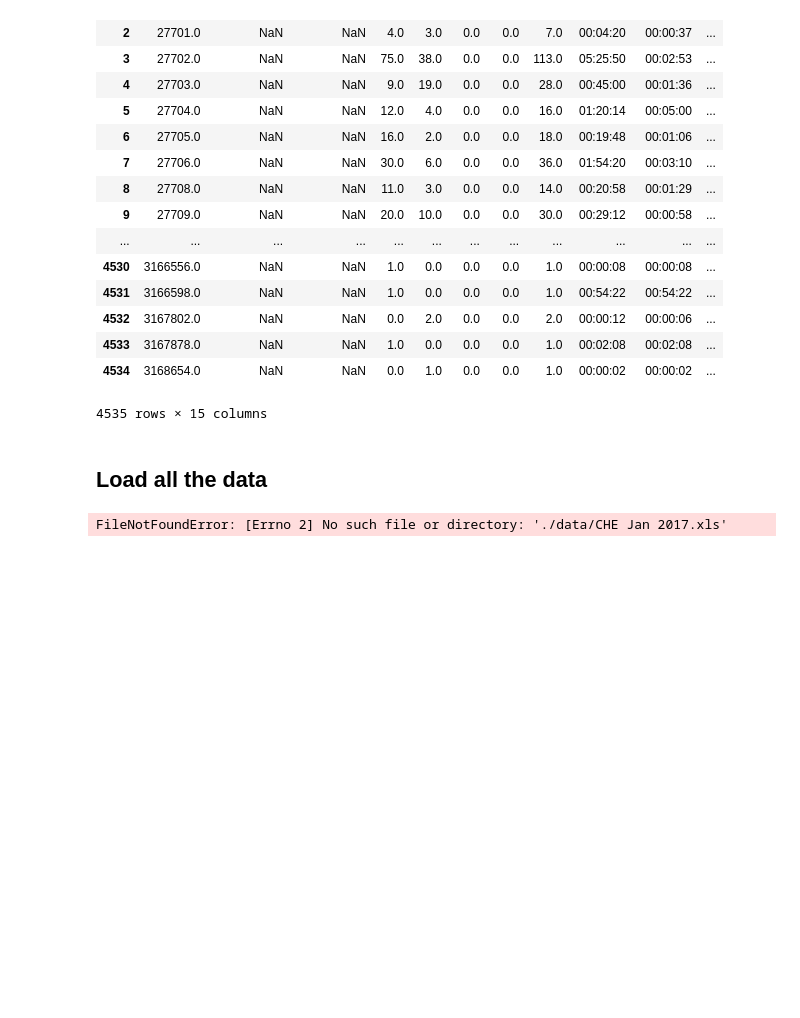
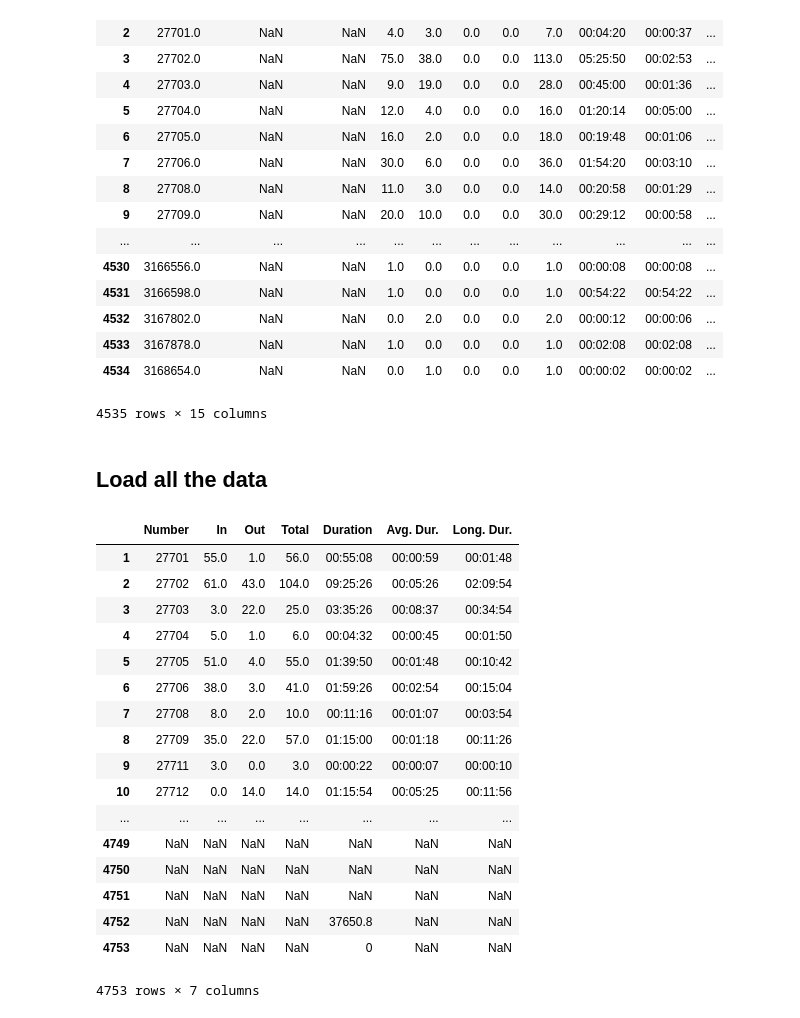
Before and after one commit to CityOfLosAngeles/pbx-analysis, a Jupyter notebook: DataCleaning.ipynb, the cells around one changed output. Saved outputs shown, nothing was run; the diff lists cells and outputs as text; code cells hidden in the pictures; blank space fills up the shorter version.

```diff
--- a/DataCleaning.ipynb
+++ b/DataCleaning.ipynb
@@ -69,8 +70,30 @@ def load_data(filename):
     df.drop([0], inplace=True)
     df.drop(['Unnamed: 1', 'Unnamed: 2', 'Int', 'Tdm', 'Cost', 'Taxes',
            'Eq. Cost', 'Total Cost'], axis=1, inplace=True)
+    df = d
     return df
-# %%
-load_data('CHE Jan 2017.xls')
-# %% [output]
-FileNotFoundError: [Errno 2] No such file or directory: './data/CHE Jan 2017.xls'
+# %%
+files = os.listdir('data')
+# %%
+data = [load_data(file) for file in files]
+# %%
+data[]
+# %% [output]
+|  | Number | In | Out | Total | Duration | Avg. Dur. | Long. Dur. |
+| 1 | 27701 | 55.0 | 1.0 | 56.0 | 00:55:08 | 00:00:59 | 00:01:48 |
+| 2 | 27702 | 61.0 | 43.0 | 104.0 | 09:25:26 | 00:05:26 | 02:09:54 |
+| 3 | 27703 | 3.0 | 22.0 | 25.0 | 03:35:26 | 00:08:37 | 00:34:54 |
+| 4 | 27704 | 5.0 | 1.0 | 6.0 | 00:04:32 | 00:00:45 | 00:01:50 |
+| 5 | 27705 | 51.0 | 4.0 | 55.0 | 01:39:50 | 00:01:48 | 00:10:42 |
+| 6 | 27706 | 38.0 | 3.0 | 41.0 | 01:59:26 | 00:02:54 | 00:15:04 |
+| 7 | 27708 | 8.0 | 2.0 | 10.0 | 00:11:16 | 00:01:07 | 00:03:54 |
+| 8 | 27709 | 35.0 | 22.0 | 57.0 | 01:15:00 | 00:01:18 | 00:11:26 |
+| 9 | 27711 | 3.0 | 0.0 | 3.0 | 00:00:22 | 00:00:07 | 00:00:10 |
+| 10 | 27712 | 0.0 | 14.0 | 14.0 | 01:15:54 | 00:05:25 | 00:11:56 |
+| ... | ... | ... | ... | ... | ... | ... | ... |
+| 4749 | NaN | NaN | NaN | NaN | NaN | NaN | NaN |
+| 4750 | NaN | NaN | NaN | NaN | NaN | NaN | NaN |
+| 4751 | NaN | NaN | NaN | NaN | NaN | NaN | NaN |
+| 4752 | NaN | NaN | NaN | NaN | 37650.8 | NaN | NaN |
+| 4753 | NaN | NaN | NaN | NaN | 0 | NaN | NaN |
+4753 rows × 7 columns
```
Also changed, not shown: parts of 1 cell of this notebook.
